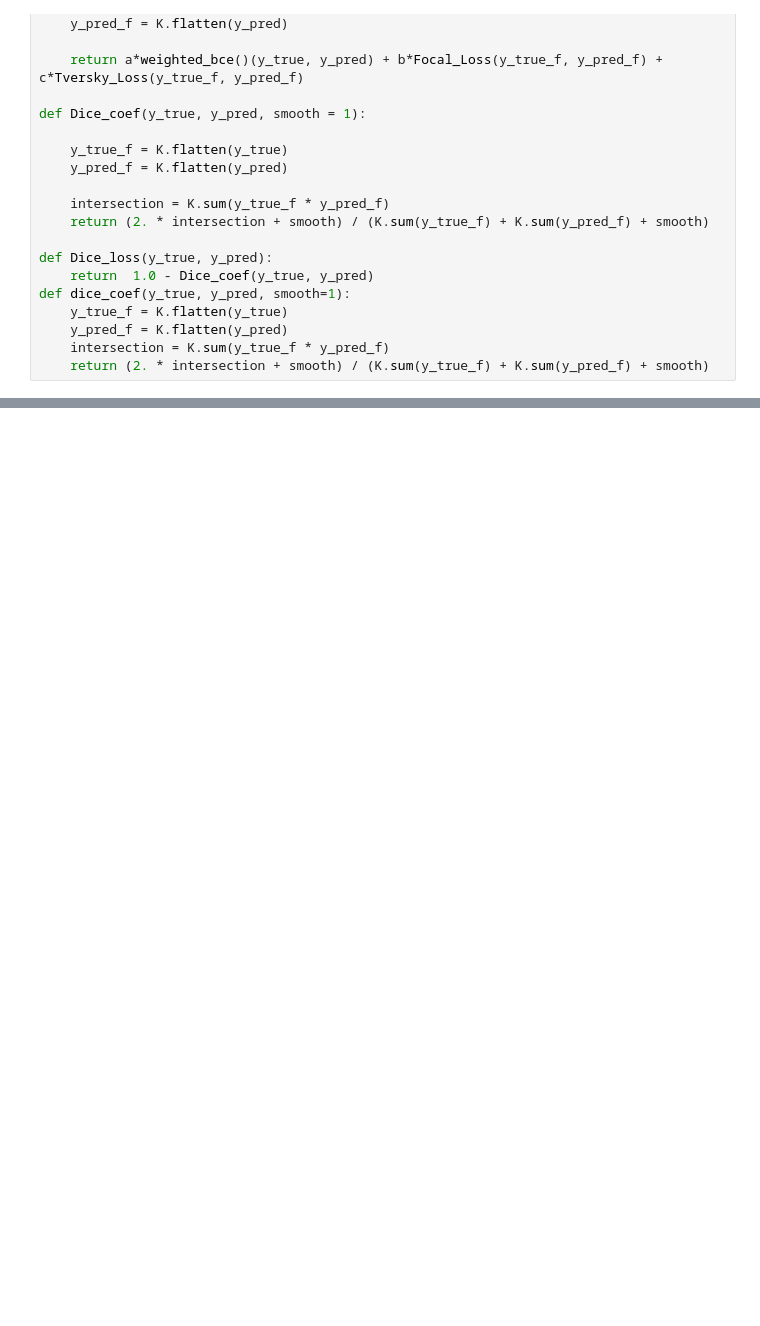
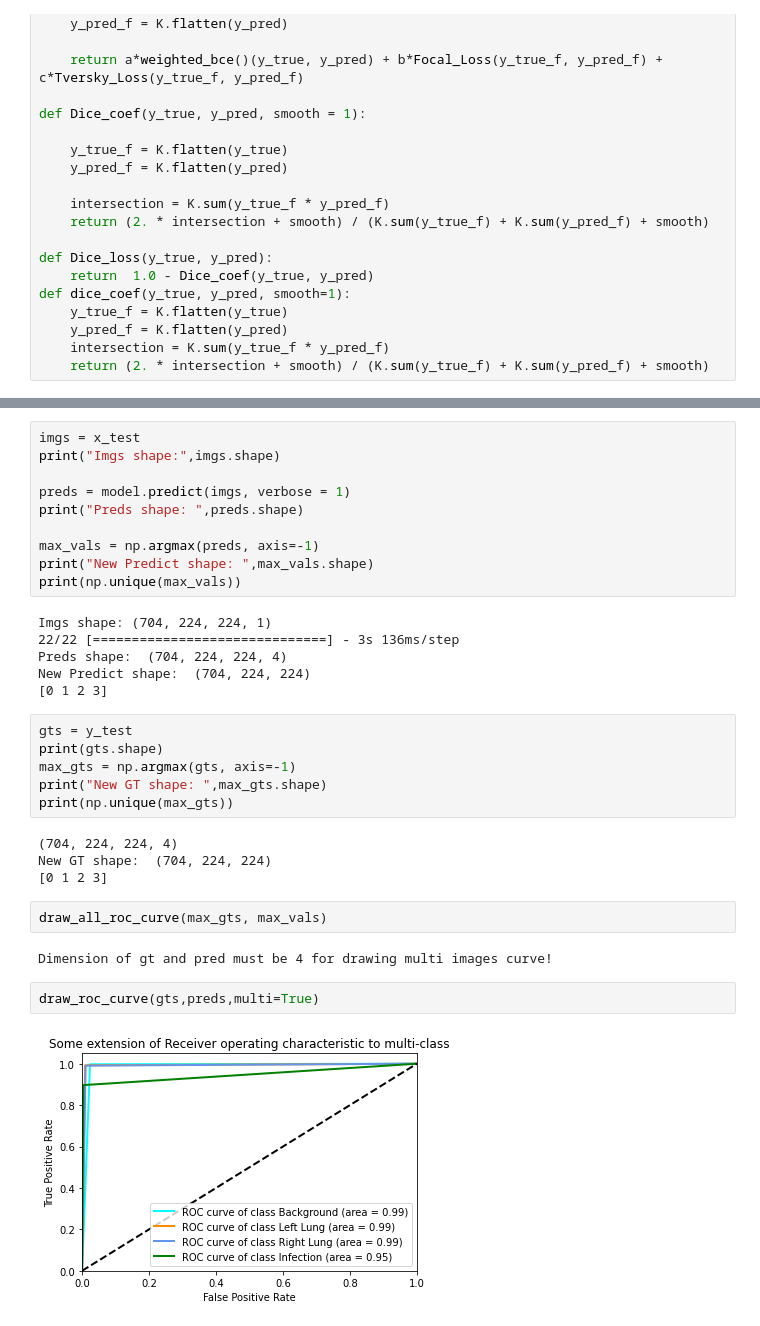
Before and after one commit to bhomaidan1990/SSI_Project, a Jupyter notebook: Project_Code/Notebooks/Unet_model.ipynb, the cells around one changed output, grey strips where cells are left out. Drawn from its saved outputs; the diff is of its cells as text; blank space fills up the shorter version.

```diff
--- a/Project_Code/Notebooks/Unet_model.ipynb
+++ b/Project_Code/Notebooks/Unet_model.ipynb
@@ -558,0 +828,34 @@ axs[1].legend(['Training Accuracy', 'Validation Accuracy'])
+# %%
+imgs = x_test
+print("Imgs shape:",imgs.shape)
+
+preds = model.predict(imgs, verbose = 1)
+print("Preds shape: ",preds.shape)
+
+max_vals = np.argmax(preds, axis=-1)
+print("New Predict shape: ",max_vals.shape)
+print(np.unique(max_vals))
+# %% [output]
+Imgs shape: (704, 224, 224, 1)
+22/22 [==============================] - 3s 136ms/step
+Preds shape:  (704, 224, 224, 4)
+New Predict shape:  (704, 224, 224)
+[0 1 2 3]
+# %%
+gts = y_test
+print(gts.shape)
+max_gts = np.argmax(gts, axis=-1)
+print("New GT shape: ",max_gts.shape)
+print(np.unique(max_gts))
+# %% [output]
+(704, 224, 224, 4)
+New GT shape:  (704, 224, 224)
+[0 1 2 3]
+# %%
+draw_all_roc_curve(max_gts, max_vals)
+# %% [output]
+Dimension of gt and pred must be 4 for drawing multi images curve!
+# %%
+draw_roc_curve(gts,preds,multi=True)
+# %% [output]
+[figure, added]
```
Also changed, not shown: parts of 25 cells of this notebook.
